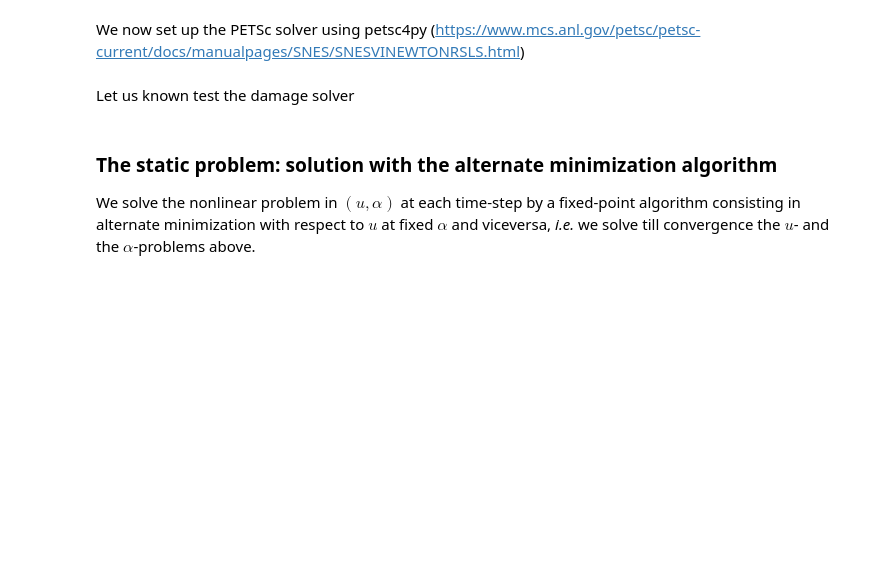
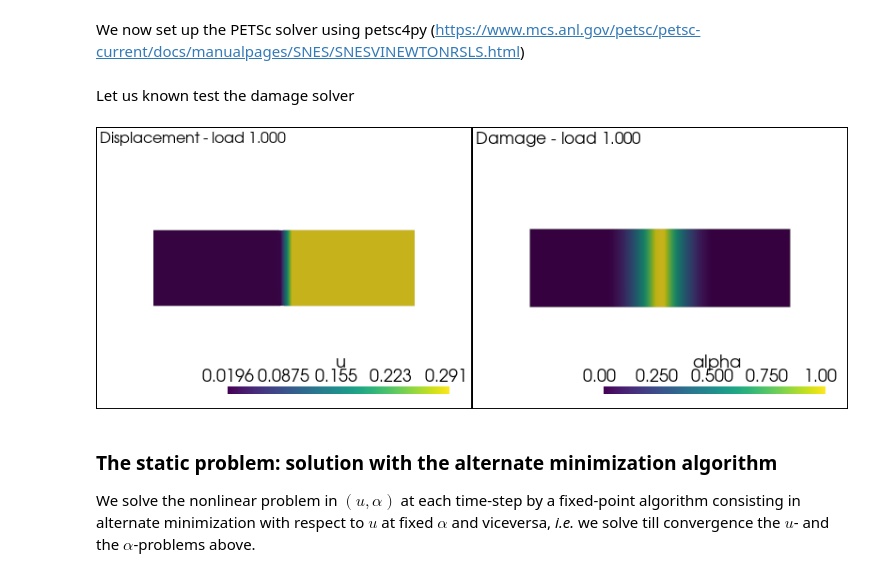
Before and after one commit to newfrac/fenicsx-fracture, a Jupyter notebook: notebooks/phase-field/phase-field.ipynb, the cells around one changed output. Cells and saved outputs as stored; diff of their text form; code cells hidden in the pictures; blank space fills up the shorter version.

```diff
--- a/notebooks/phase-field/phase-field.ipynb
+++ b/notebooks/phase-field/phase-field.ipynb
@@ -358,8 +367,10 @@ solver_alpha_snes.setVariableBounds(alpha_lb.vector,alpha_ub.vector)
 # %% [markdown]
 Let us known test the damage solver
 # %%
-solver_alpha_snes.solve(None, alpha.vector)
+solver_alpha_snes.solve(None, alpha.x.petsc_vec)
 plot_damage_state(state,load=load)
+# %% [output]
+[figure, added]
 # %% [markdown]
 ### The static problem: solution with the alternate minimization algorithm
 
```
Also changed, not shown: parts of 11 cells of this notebook, 1 other file.
